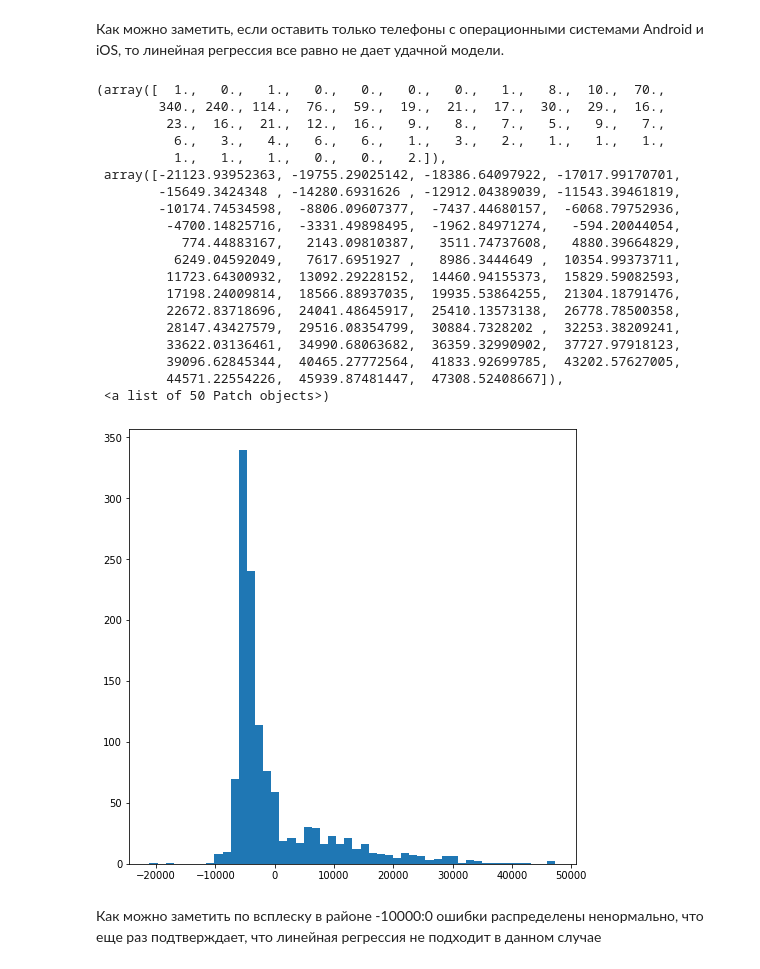
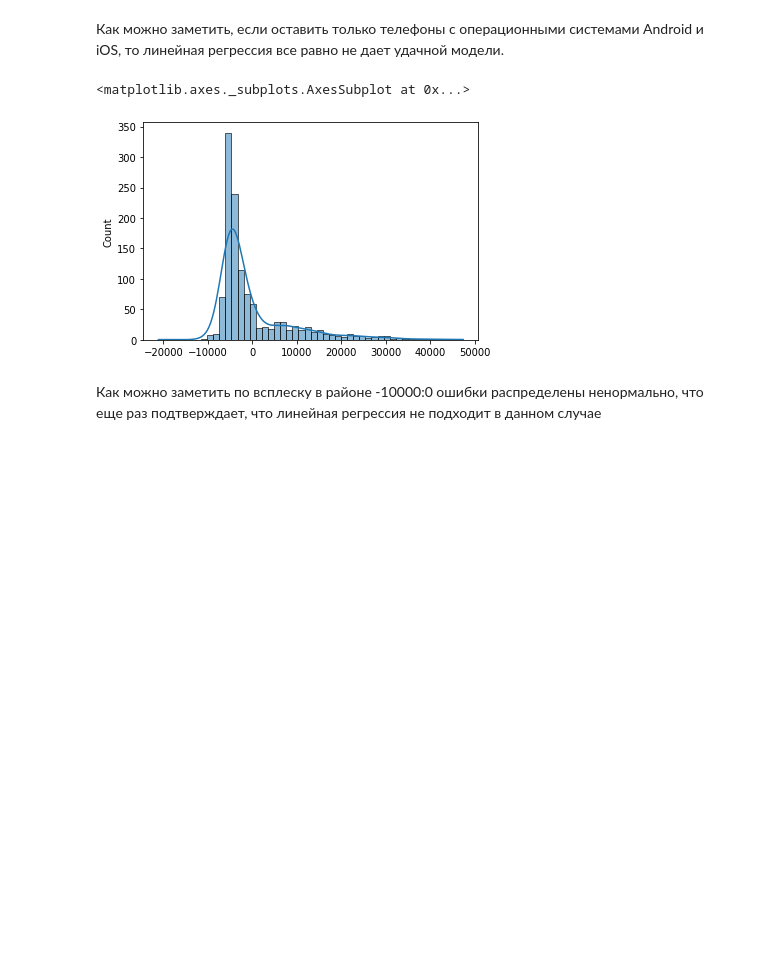
Before and after one commit to kiotokio/IDP, a Jupyter notebook: LinearRegression.ipynb, the cells around one changed output. Saved outputs shown, nothing was run; the diff lists cells and outputs as text; code cells hidden in the pictures; blank space fills up the shorter version.

Commit message:
Добавлены гистограммы из seaborn

```diff
--- a/LinearRegression.ipynb
+++ b/LinearRegression.ipynb
@@ -45,33 +46,14 @@ plt.plot(x2, y2_pred, color='r')
 Как можно заметить, если оставить только телефоны с операционными системами Android и iOS, то линейная регрессия все равно не дает удачной модели.
 # %%
 errors = y - y_pred
-plt.figure(figsize=(8, 8))
-plt.hist(errors, bins=50)
+sns.histplot(data=errors, bins=50, kde=True)
 
 ### REVIEW. Автор ревью: Aladiev, дата ревью: 24/03/2021,
 ### Текст ревью: рекомендую всё же использовать функцию histplot из пакета seaborn. Пример: sns.histplot(data=errors, kde=True)
-### Текст ответа: --//--, дата ревью: --//--
+### Текст ответа: добавлена гистограмма из seaborn, дата ревью: 27/03/2021
 # %% [output]
-(array([  1.,   0.,   1.,   0.,   0.,   0.,   0.,   1.,   8.,  10.,  70.,
-        340., 240., 114.,  76.,  59.,  19.,  21.,  17.,  30.,  29.,  16.,
-         23.,  16.,  21.,  12.,  16.,   9.,   8.,   7.,   5.,   9.,   7.,
-          6.,   3.,   4.,   6.,   6.,   1.,   3.,   2.,   1.,   1.,   1.,
-          1.,   1.,   1.,   0.,   0.,   2.]),
- array([-21123.93952363, -19755.29025142, -18386.64097922, -17017.99170701,
-        -15649.3424348 , -14280.6931626 , -12912.04389039, -11543.39461819,
-        -10174.74534598,  -8806.09607377,  -7437.44680157,  -6068.79752936,
-         -4700.14825716,  -3331.49898495,  -1962.84971274,   -594.20044054,
-           774.44883167,   2143.09810387,   3511.74737608,   4880.39664829,
-          6249.04592049,   7617.6951927 ,   8986.3444649 ,  10354.99373711,
-         11723.64300932,  13092.29228152,  14460.94155373,  15829.59082593,
-         17198.24009814,  18566.88937035,  19935.53864255,  21304.18791476,
-         22672.83718696,  24041.48645917,  25410.13573138,  26778.78500358,
-         28147.43427579,  29516.08354799,  30884.7328202 ,  32253.38209241,
-         33622.03136461,  34990.68063682,  36359.32990902,  37727.97918123,
-         39096.62845344,  40465.27772564,  41833.92699785,  43202.57627005,
-         44571.22554226,  45939.87481447,  47308.52408667]),
- <a list of 50 Patch objects>)
+<matplotlib.axes._subplots.AxesSubplot at 0x...>
-[figure, old version]
+[figure, new version]
 # %% [markdown]
 Как можно заметить по всплеску в районе -10000:0 ошибки распределены ненормально, что еще раз подтверждает, что линейная регрессия не подходит в данном случае
 # %%
```
Also changed, not shown: parts of 4 cells of this notebook.
